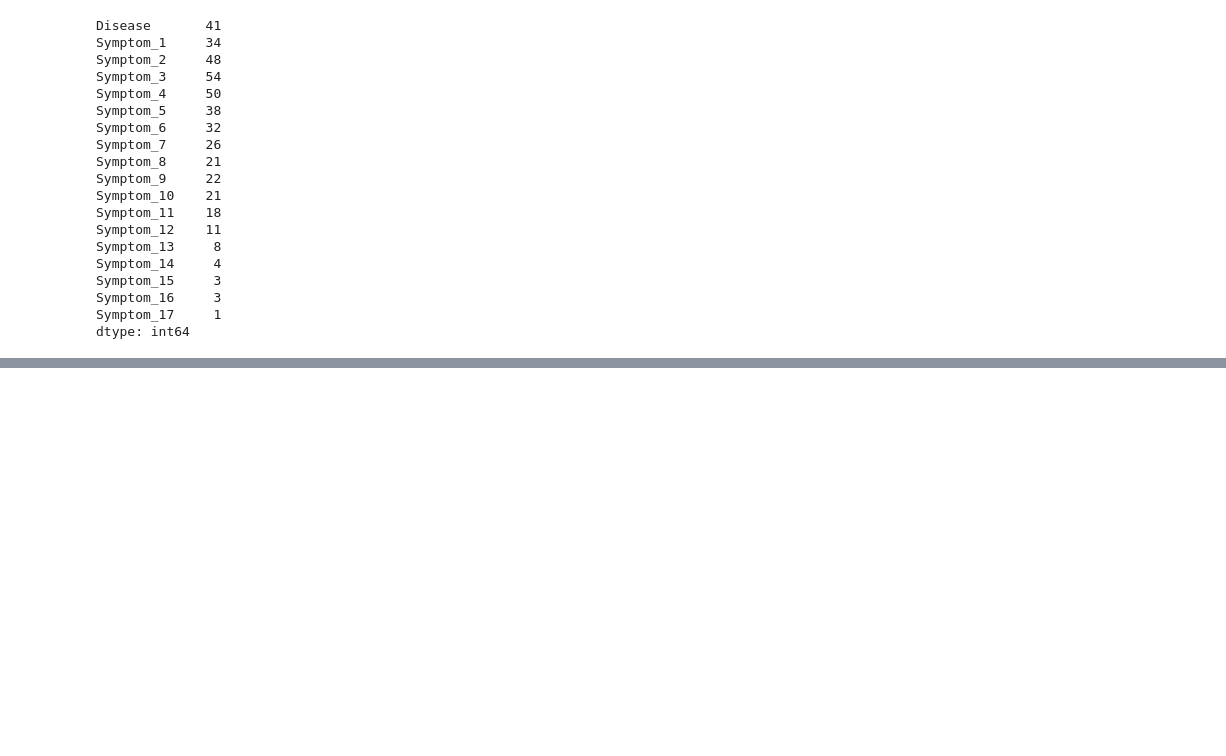
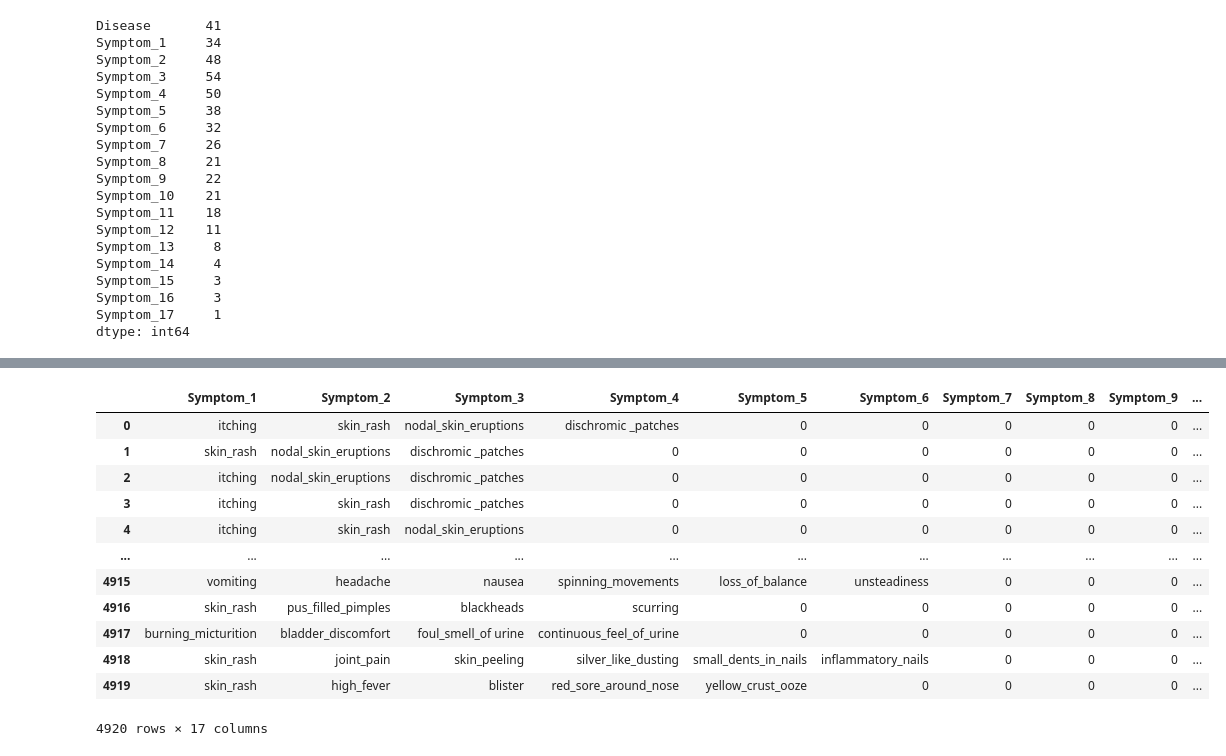
Before and after one commit to deepikarapeti43/Disease-symptom-checker, a Jupyter notebook: disease_and_symptoms.ipynb, the cells around one changed output, grey strips where cells are left out. Cells and saved outputs as stored; diff of their text form; code cells hidden in the pictures; blank space fills up the shorter version.

Commit message:
updated notebook filled nan

```diff
--- a/disease_and_symptoms.ipynb
+++ b/disease_and_symptoms.ipynb
@@ -87 +93,18 @@ print(X)
+# %%
+# Remove null values
+X.fillna(value=0)
+# %% [output]
+|  | Symptom_1 | Symptom_2 | Symptom_3 | Symptom_4 | Symptom_5 | Symptom_6 | Symptom_7 | Symptom_8 | Symptom_9 | ... |
+| 0 | itching | skin_rash | nodal_skin_eruptions | dischromic _patches | 0 | 0 | 0 | 0 | 0 | ... |
+| 1 | skin_rash | nodal_skin_eruptions | dischromic _patches | 0 | 0 | 0 | 0 | 0 | 0 | ... |
+| 2 | itching | nodal_skin_eruptions | dischromic _patches | 0 | 0 | 0 | 0 | 0 | 0 | ... |
+| 3 | itching | skin_rash | dischromic _patches | 0 | 0 | 0 | 0 | 0 | 0 | ... |
+| 4 | itching | skin_rash | nodal_skin_eruptions | 0 | 0 | 0 | 0 | 0 | 0 | ... |
+| ... | ... | ... | ... | ... | ... | ... | ... | ... | ... | ... |
+| 4915 | vomiting | headache | nausea | spinning_movements | loss_of_balance | unsteadiness | 0 | 0 | 0 | ... |
+| 4916 | skin_rash | pus_filled_pimples | blackheads | scurring | 0 | 0 | 0 | 0 | 0 | ... |
+| 4917 | burning_micturition | bladder_discomfort | foul_smell_of urine | continuous_feel_of_urine | 0 | 0 | 0 | 0 | 0 | ... |
+| 4918 | skin_rash | joint_pain | skin_peeling | silver_like_dusting | small_dents_in_nails | inflammatory_nails | 0 | 0 | 0 | ... |
+| 4919 | skin_rash | high_fever | blister | red_sore_around_nose | yellow_crust_ooze | 0 | 0 | 0 | 0 | ... |
+4920 rows × 17 columns
 # %%
```
Also changed, not shown: parts of 5 cells of this notebook.
